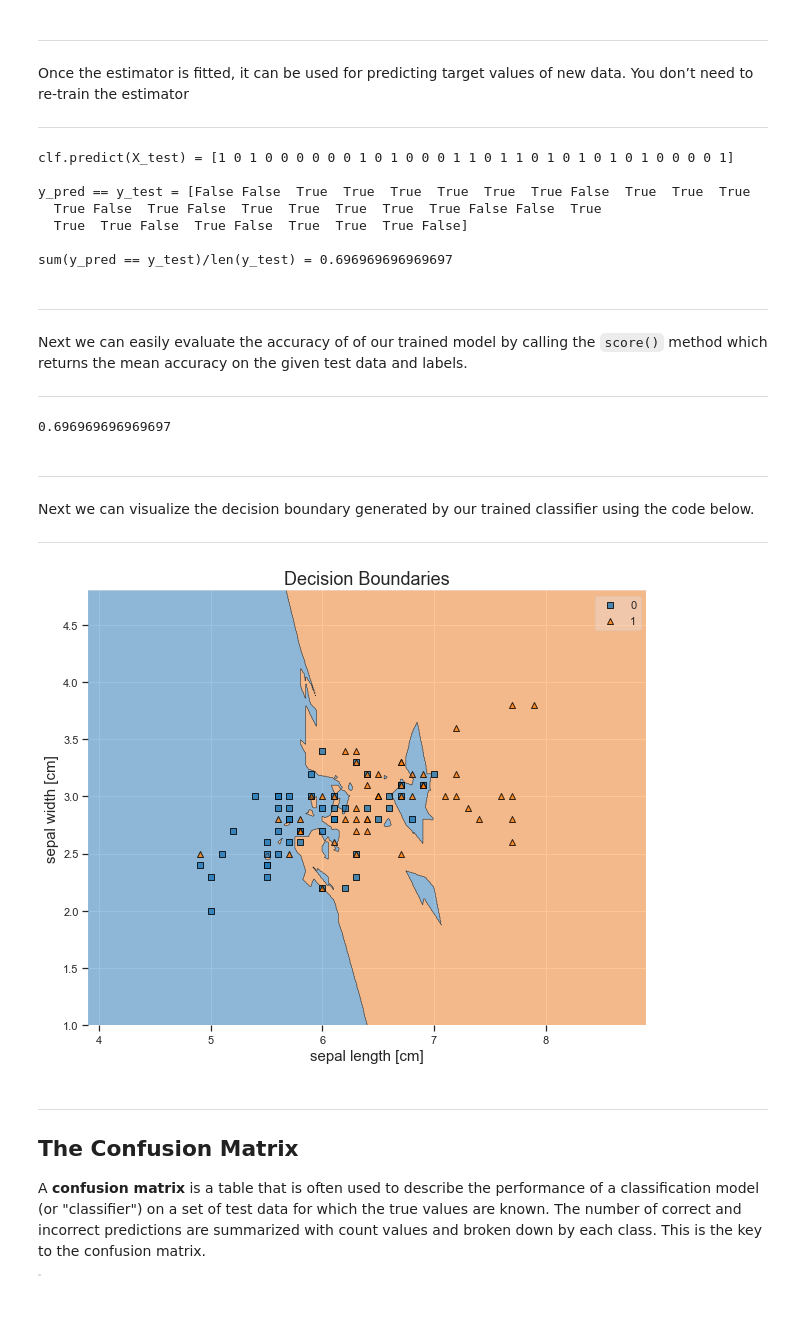
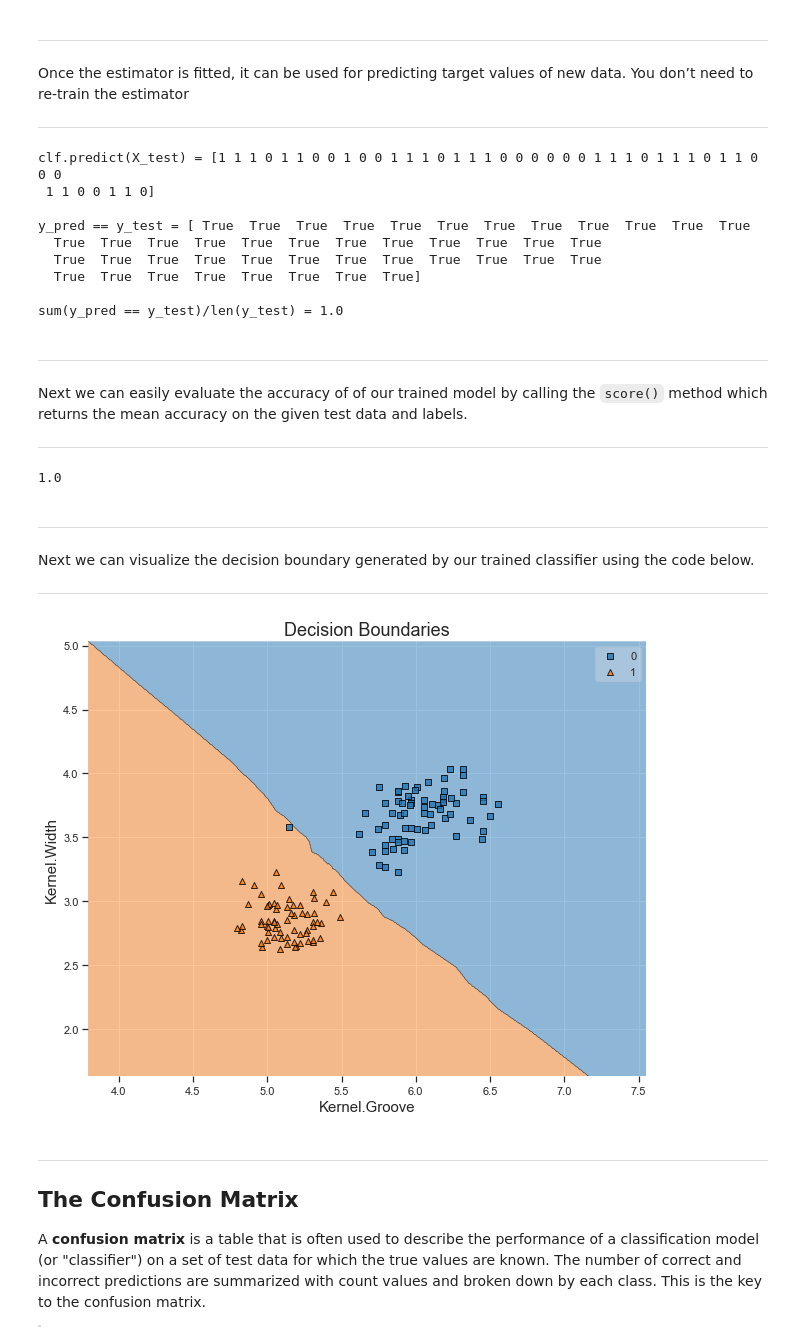
Before and after one commit to xiaoyuel111/Data_Science_and_Machine_Learning_Spring_2022, a Jupyter notebook: Lecture_7/Lecture_7_2.ipynb, the cells around one changed output. Saved outputs shown, nothing was run; the diff lists cells and outputs as text; code cells hidden in the pictures; blank space fills up the shorter version.

```diff
--- a/Lecture_7/Lecture_7_2.ipynb
+++ b/Lecture_7/Lecture_7_2.ipynb
@@ -42,24 +42,24 @@ from sklearn.model_selection import train_test_split
 sns.set_theme()
 
 # Load iris data
-iris = sns.load_dataset("iris")
-
+#iris = sns.load_dataset("iris")
+df = pd.read_csv("Datasets/seeds.csv")
 # Grab versicolor and virginica flowers
-iris = iris[iris["species"] != "setosa"]
+df = df[df["Type"] != 1]
 
 # Create feature matrix
-X = iris[["sepal_length","sepal_width"]].to_numpy()
+X = df[["Kernel.Groove","Kernel.Width"]].to_numpy()
 
 # Define labeling function
 def make_labels(y):
-    if y == "versicolor":
+    if y == 2:
         return 0
     else:
         return 1
 
 
 # Create target value array
-y = iris["species"].map(make_labels).to_numpy()
+y = df["Type"].map(make_labels).to_numpy()
 
 # Create a training set and a testing set
 X_train, X_test, y_train, y_test = train_test_split(X, y, test_size = 0.33, random_state = 13)
@@ -98,13 +98,15 @@ print(f"y_pred == y_test = {y_pred == y_test} \n")
 
 print(f"sum(y_pred == y_test)/len(y_test) = {sum(y_pred == y_test)/len(y_test)}")
 # %% [output]
-clf.predict(X_test) = [1 0 1 0 0 0 0 0 0 1 0 1 0 0 0 1 1 0 1 1 0 1 0 1 0 1 0 1 0 0 0 0 1]
+clf.predict(X_test) = [1 1 1 0 1 1 0 0 1 0 0 1 1 1 0 1 1 1 0 0 0 0 0 0 1 1 1 0 1 1 1 0 1 1 0 0 0
+ 1 1 0 0 1 1 0]
 
-y_pred == y_test = [False False  True  True  True  True  True  True False  True  True  True
-  True False  True False  True  True  True  True  True False False  True
-  True  True False  True False  True  True  True False]
+y_pred == y_test = [ True  True  True  True  True  True  True  True  True  True  True  True
+  True  True  True  True  True  True  True  True  True  True  True  True
+  True  True  True  True  True  True  True  True  True  True  True  True
+  True  True  True  True  True  True  True  True]
 
-sum(y_pred == y_test)/len(y_test) = 0.696969696969697
+sum(y_pred == y_test)/len(y_test) = 1.0
 # %% [markdown]
 ---
 
@@ -115,7 +117,7 @@ Next we can easily evaluate the accuracy of of our trained model by calling the
 # Calculate the accuracy
 clf.score(X_test, y_test)
 # %% [output]
-0.696969696969697
+1.0
 # %% [markdown]
 ---
 
@@ -126,14 +128,14 @@ Next we can visualize the decision boundary generated by our trained classifier
 # %%
 from mlxtend.plotting import plot_decision_regions
 
 plt.figure(figsize = (10, 8))
 plot_decision_regions(X, y, clf = clf)
-plt.xlabel("sepal length [cm]", fontsize = 15)
-plt.ylabel("sepal width [cm]", fontsize = 15)
+plt.xlabel("Kernel.Groove", fontsize = 15)
+plt.ylabel("Kernel.Width", fontsize = 15)
 plt.title("Decision Boundaries", fontsize = 18)
 plt.show()
 # %% [output]
-[figure, old version]
+[figure, new version]
 # %% [markdown]
 ---
 
```
Also changed, not shown: parts of 8 cells of this notebook.
